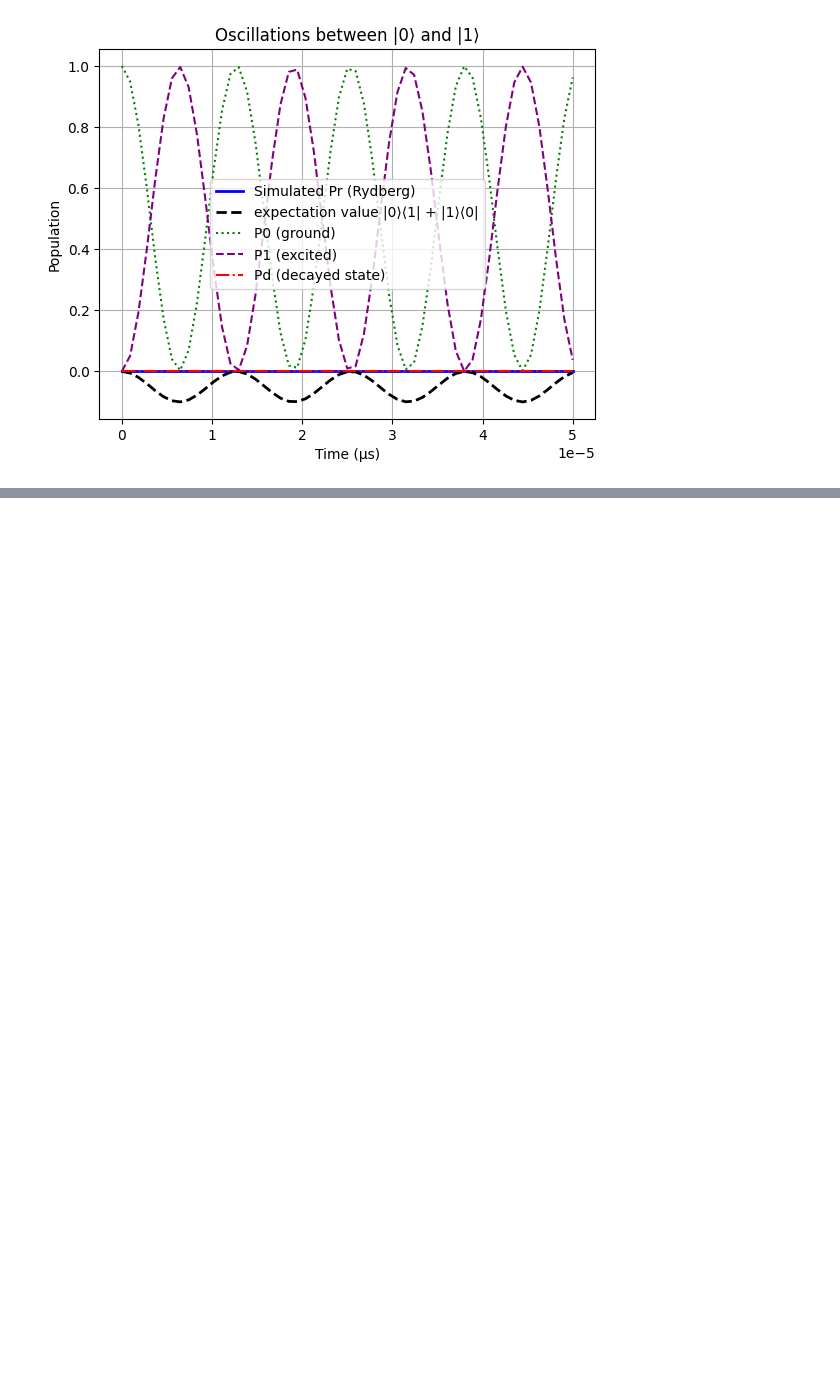
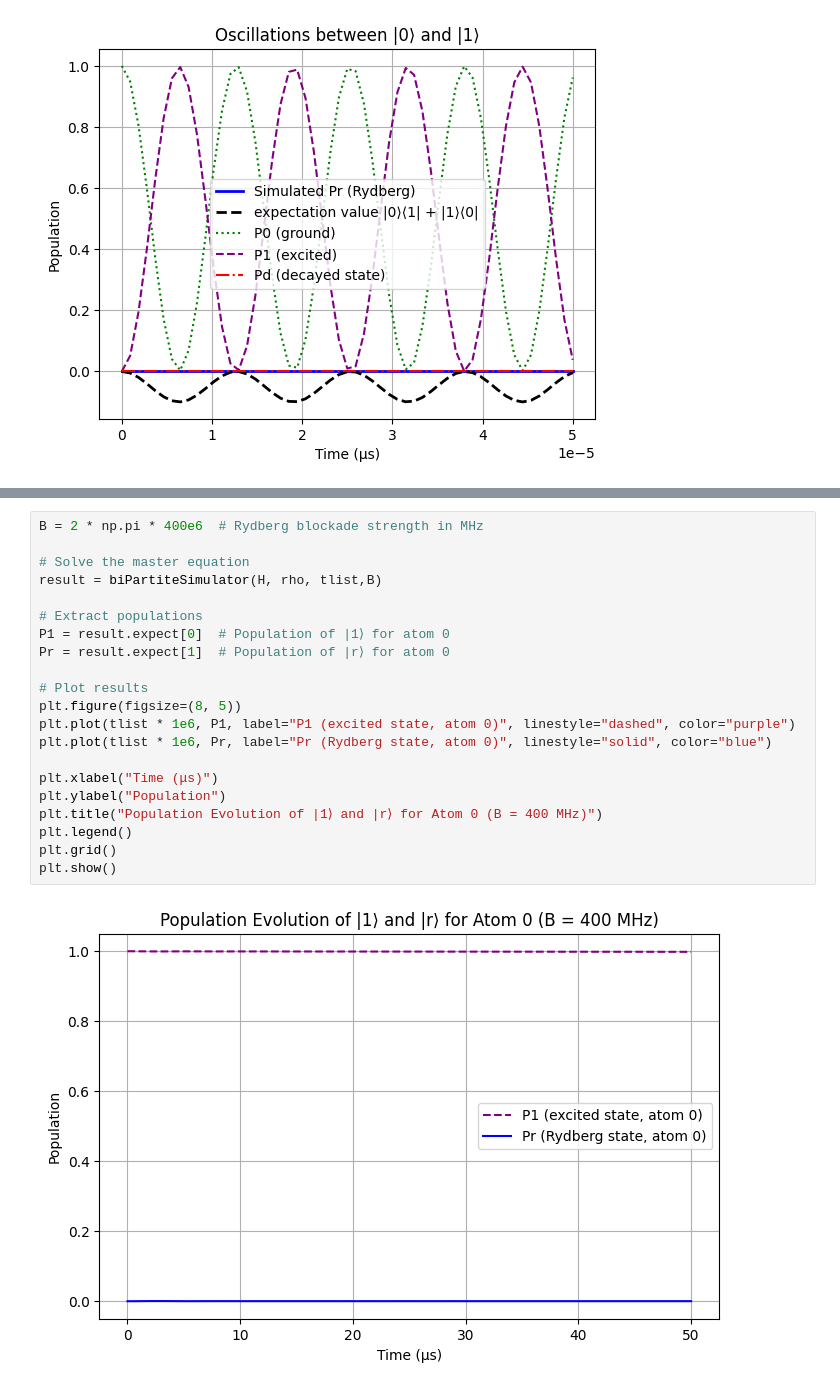
Before and after one commit to AndreFK/Neutral-Atom-Qubits-Simulation, a Jupyter notebook: Module1/rabi_oscillations.ipynb, the cells around one changed output, grey strips where cells are left out. Drawn from its saved outputs; the diff is of its cells as text; blank space fills up the shorter version.

```diff
--- a/Module1/rabi_oscillations.ipynb
+++ b/Module1/rabi_oscillations.ipynb
@@ -309,0 +374,23 @@ plt.show()
+# %%
+B = 2 * np.pi * 400e6  # Rydberg blockade strength in MHz
+
+# Solve the master equation
+result = biPartiteSimulator(H, rho, tlist,B)
+
+# Extract populations
+P1 = result.expect[0]  # Population of |1⟩ for atom 0
+Pr = result.expect[1]  # Population of |r⟩ for atom 0
+
+# Plot results
+plt.figure(figsize=(8, 5))
+plt.plot(tlist * 1e6, P1, label="P1 (excited state, atom 0)", linestyle="dashed", color="purple")
+plt.plot(tlist * 1e6, Pr, label="Pr (Rydberg state, atom 0)", linestyle="solid", color="blue")
+
+plt.xlabel("Time (μs)")
+plt.ylabel("Population")
+plt.title("Population Evolution of |1⟩ and |r⟩ for Atom 0 (B = 400 MHz)")
+plt.legend()
+plt.grid()
+plt.show()
+# %% [output]
+[figure, added]
```
Also changed, not shown: parts of 10 cells of this notebook.
